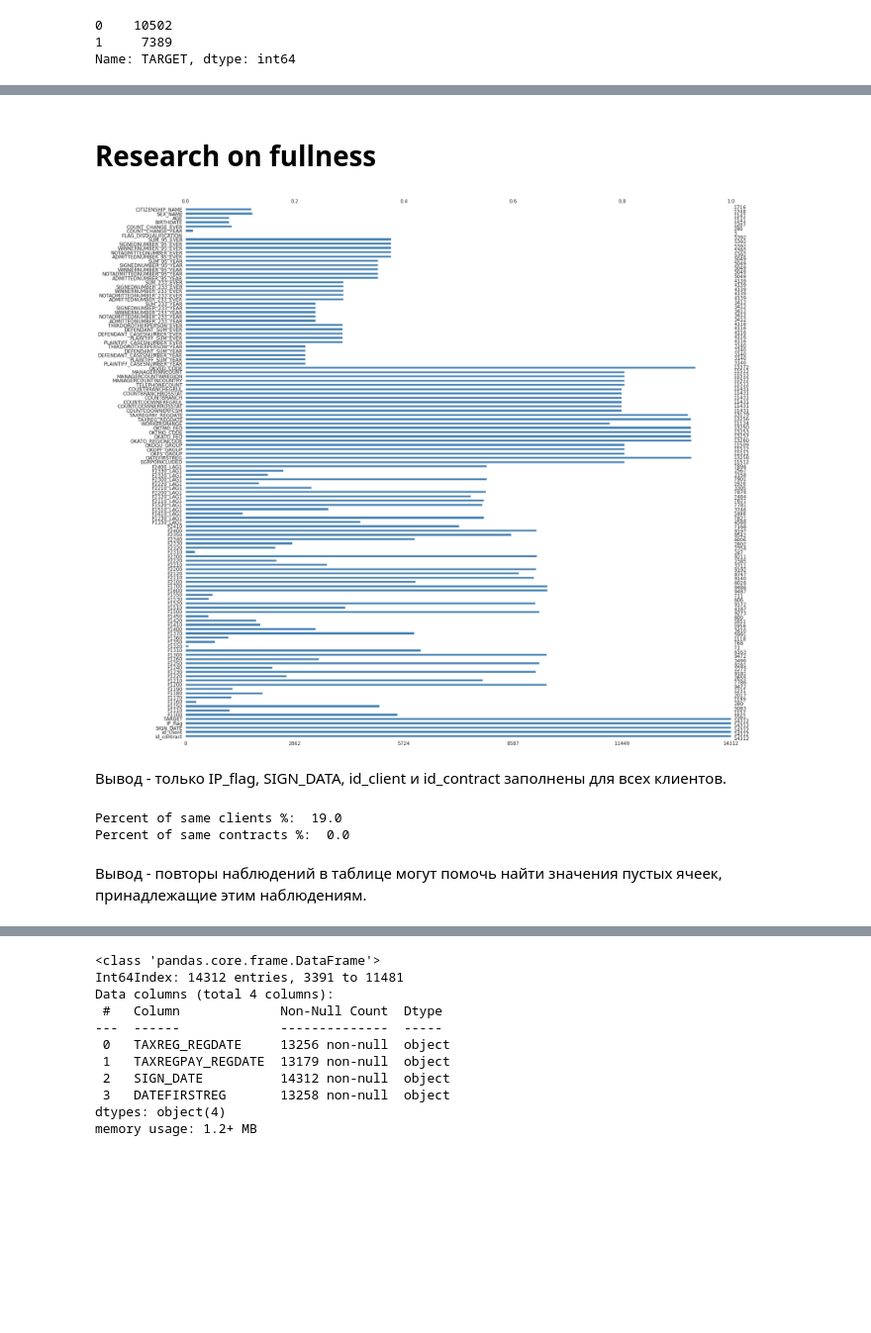
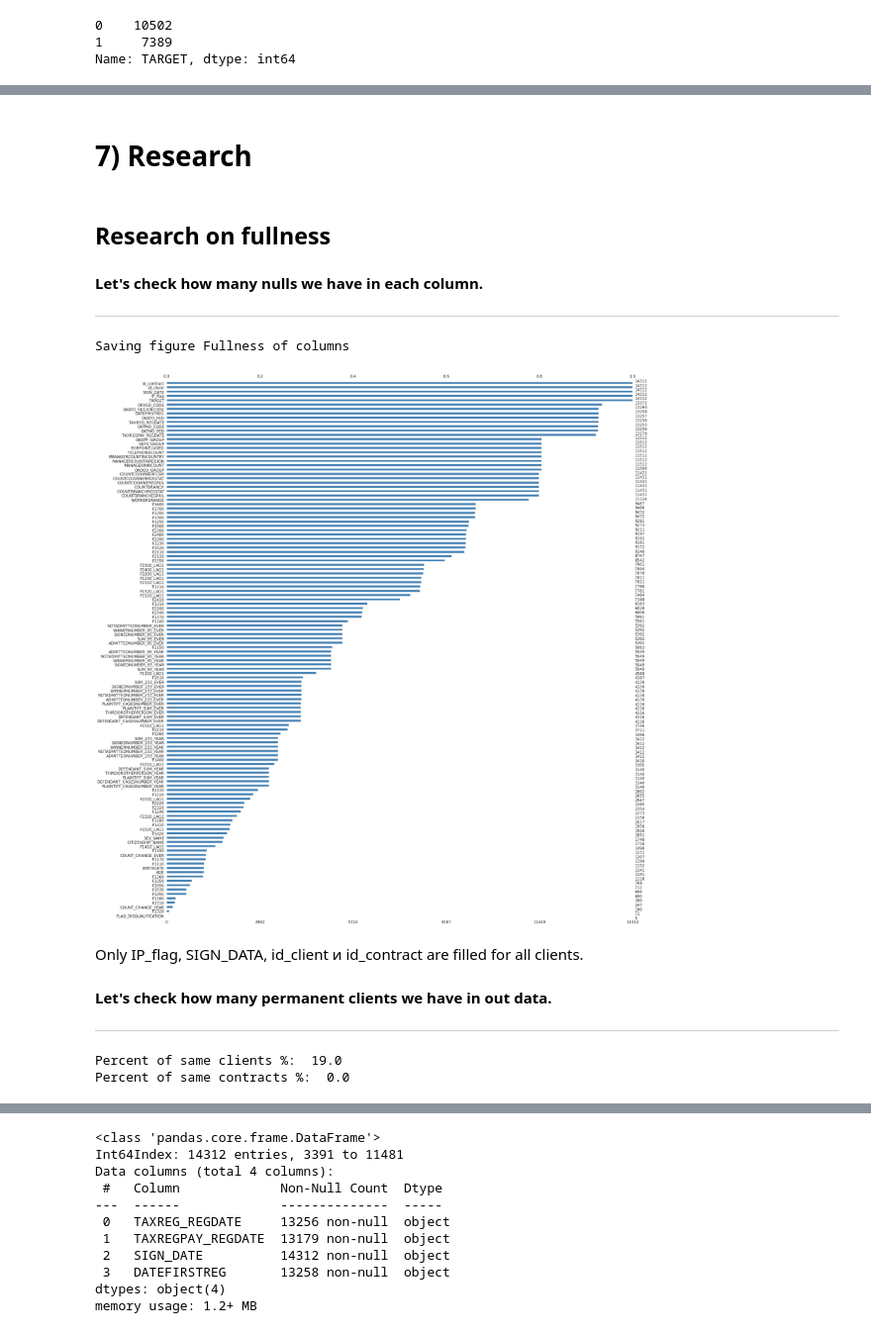
Before and after one commit to Osmanov-Bairam/MKB_BANK, a Jupyter notebook: Model_MKB.ipynb, the cells around one changed output, grey strips where cells are left out. Shown at 99% size. Saved outputs shown, nothing was run; the diff lists cells and outputs as text; code cells hidden in the pictures; blank space fills up the shorter version.

```diff
--- a/Model_MKB.ipynb
+++ b/Model_MKB.ipynb
@@ -246,17 +270,28 @@ for train_index, test_index in split.split(data, data["TARGET"]):
 # %%
 data1 = strat_train_set.copy(deep = True).sort_values(by=['SIGN_DATE','id_client'])
 data_val = strat_test_set.copy(deep = True).sort_values(by=['SIGN_DATE','id_client'])
+# %% [markdown]
+# 7) Research
 # %% [markdown]
-# Research on fullness
+## Research on fullness
+# %% [markdown]
+**Let's check how many nulls we have in each column.**
+
+---
 # %%
 # how much is null on columns level
 
-msno.bar(data1, figsize=(24, 24), fontsize=12, color='steelblue');
-# save_fig("Empty")
+msno.bar(data1, figsize=(24, 24), fontsize=12, color='steelblue', sort = "ascending");
+save_fig("Fullness of columns")
 # %% [output]
+Saving figure Fullness of columns
-[figure, old version]
+[figure, new version]
 # %% [markdown]
-Вывод - только IP_flag, SIGN_DATA, id_client и id_contract заполнены для всех клиентов.
+Only IP_flag, SIGN_DATA, id_client и id_contract are filled for all clients.
+# %% [markdown]
+**Let's check how many permanent clients we have in out data.**
+
+---
 # %%
 client = (data["id_client"].value_counts() > 1).mean().round(2)*100
 contract = (data["id_contract"].value_counts() > 1).mean().round(2)*100
@@ -266,5 +301,3 @@ print("Percent of same contracts %: ",  contract)
 # %% [output]
 Percent of same clients %:  19.0
 Percent of same contracts %:  0.0
-# %% [markdown]
-Вывод - повторы наблюдений в таблице могут помочь найти значения пустых ячеек, принадлежащие этим наблюдениям.
```
Also changed, not shown: parts of 172 cells of this notebook.
